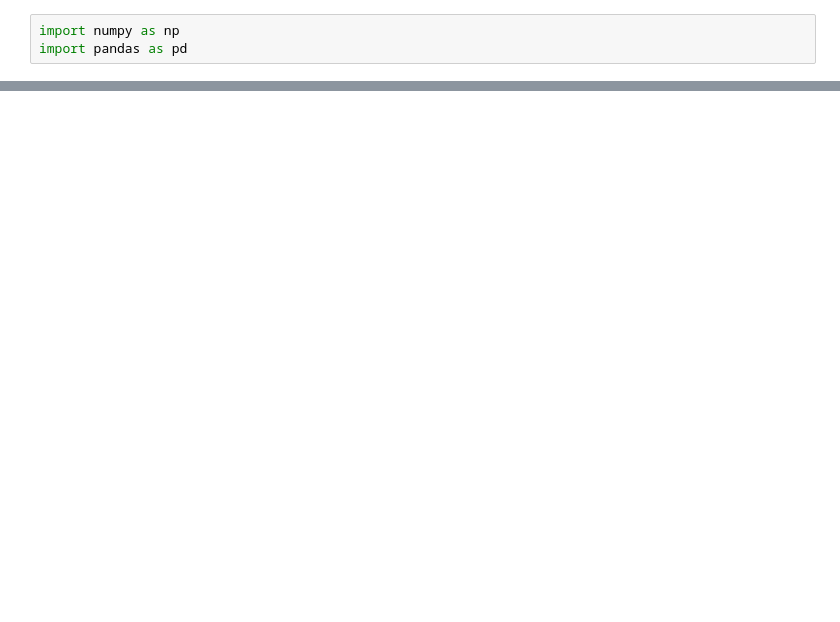
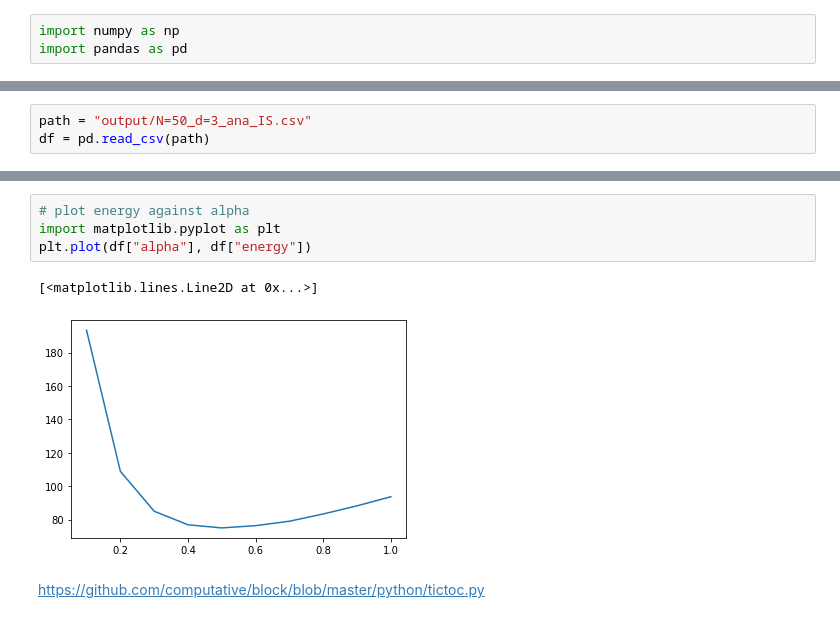
Before and after one commit to carlfre/FYS4411-project1, a Jupyter notebook: plots/plotting2.ipynb, the cells around one changed output, grey strips where cells are left out. Cells and saved outputs as stored; diff of their text form; blank space fills up the shorter version.

```diff
--- a/plots/plotting2.ipynb
+++ b/plots/plotting2.ipynb
@@ -36,0 +81,3 @@ df['distance'].hist(bins=40)
+# %%
+path = "output/N=50_d=3_ana_IS.csv"
+df = pd.read_csv(path)
@@ -36,0 +98,9 @@ df['distance'].hist(bins=40)
+# %%
+# plot energy against alpha
+import matplotlib.pyplot as plt
+plt.plot(df["alpha"], df["energy"])
+# %% [output]
+[<matplotlib.lines.Line2D at 0x...>]
+[figure, added]
+# %% [markdown]
+https://github.com/computative/block/blob/master/python/tictoc.py
```
Also changed, not shown: parts of 24 cells of this notebook, 10 other files.
